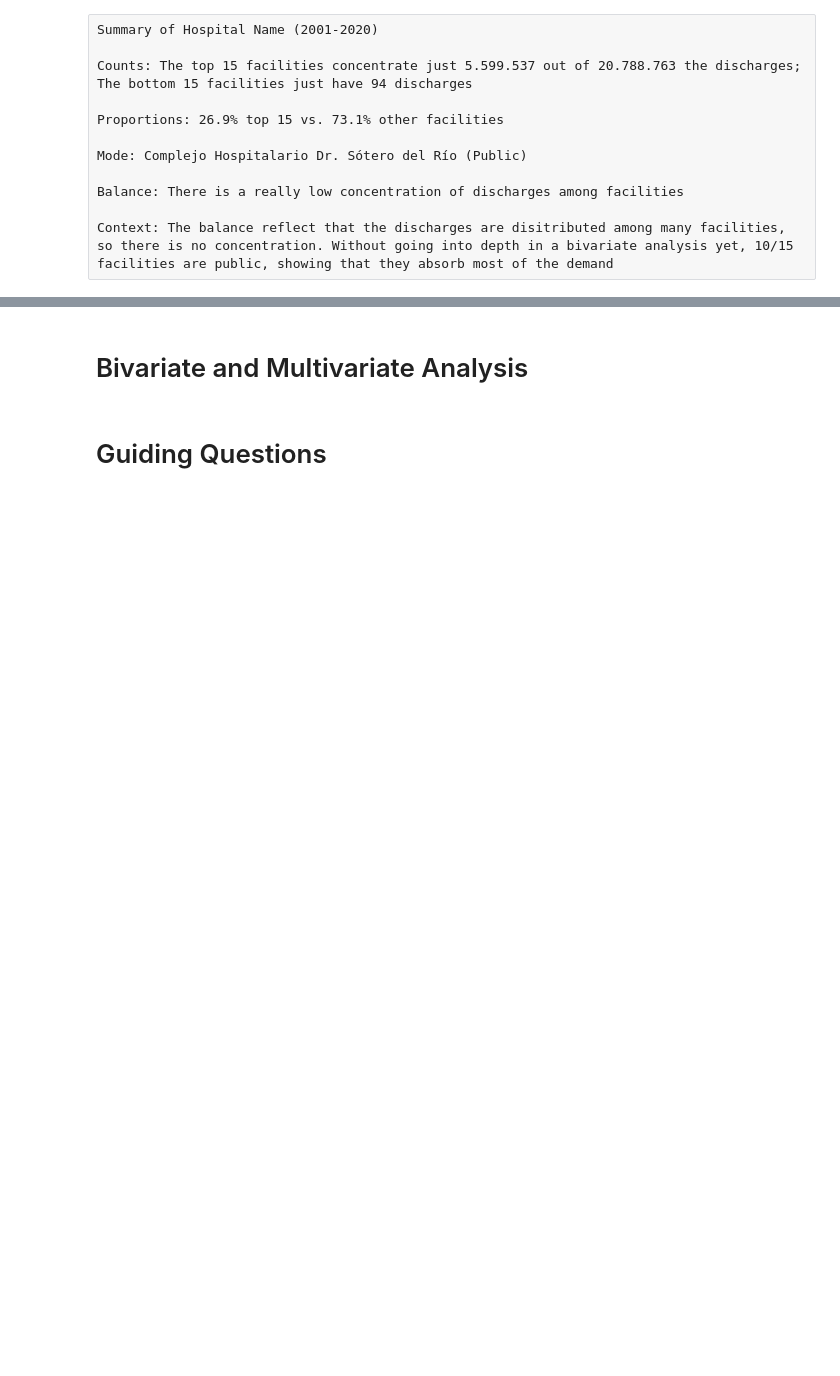
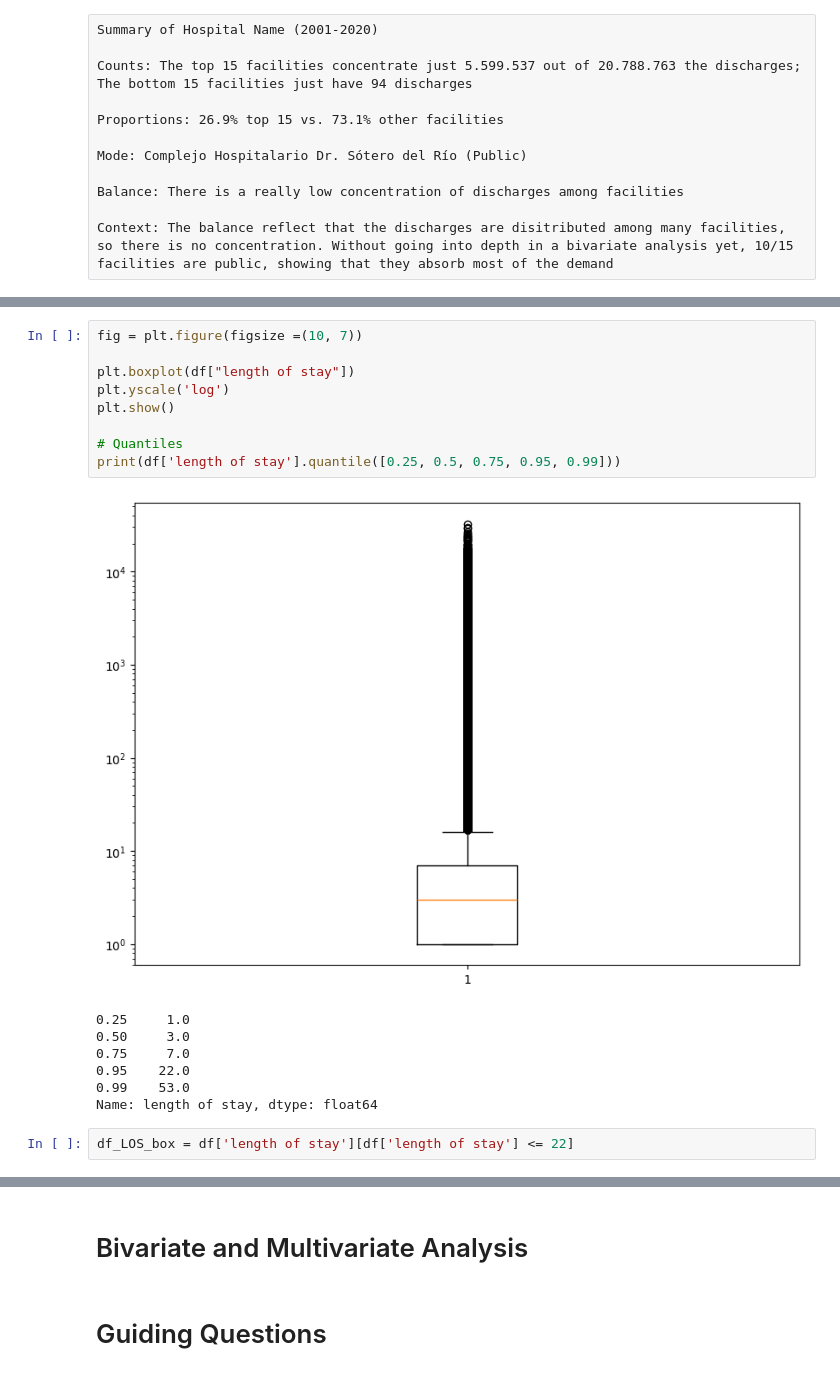
Before and after one commit to mirkopodunavak1996/EDAHospDischarges_Chile2001-2024, a Jupyter notebook: notebooks/General_Analysis_2001-2024.ipynb, the cells around one changed output, grey strips where cells are left out. Cells and saved outputs as stored; diff of their text form; blank space fills up the shorter version.

```diff
--- a/notebooks/General_Analysis_2001-2024.ipynb
+++ b/notebooks/General_Analysis_2001-2024.ipynb
@@ -547,0 +617,19 @@ Context: The balance reflect that the discharges are disitributed among many fac
+# %%
+fig = plt.figure(figsize =(10, 7))
+
+plt.boxplot(df["length of stay"])
+plt.yscale('log')
+plt.show()
+
+# Quantiles
+print(df['length of stay'].quantile([0.25, 0.5, 0.75, 0.95, 0.99]))
+# %% [output]
+[figure, added]
+0.25     1.0
+0.50     3.0
+0.75     7.0
+0.95    22.0
+0.99    53.0
+Name: length of stay, dtype: float64
+# %%
+df_LOS_box = df['length of stay'][df['length of stay'] <= 22]
```
Also changed, not shown: parts of 26 cells of this notebook.
